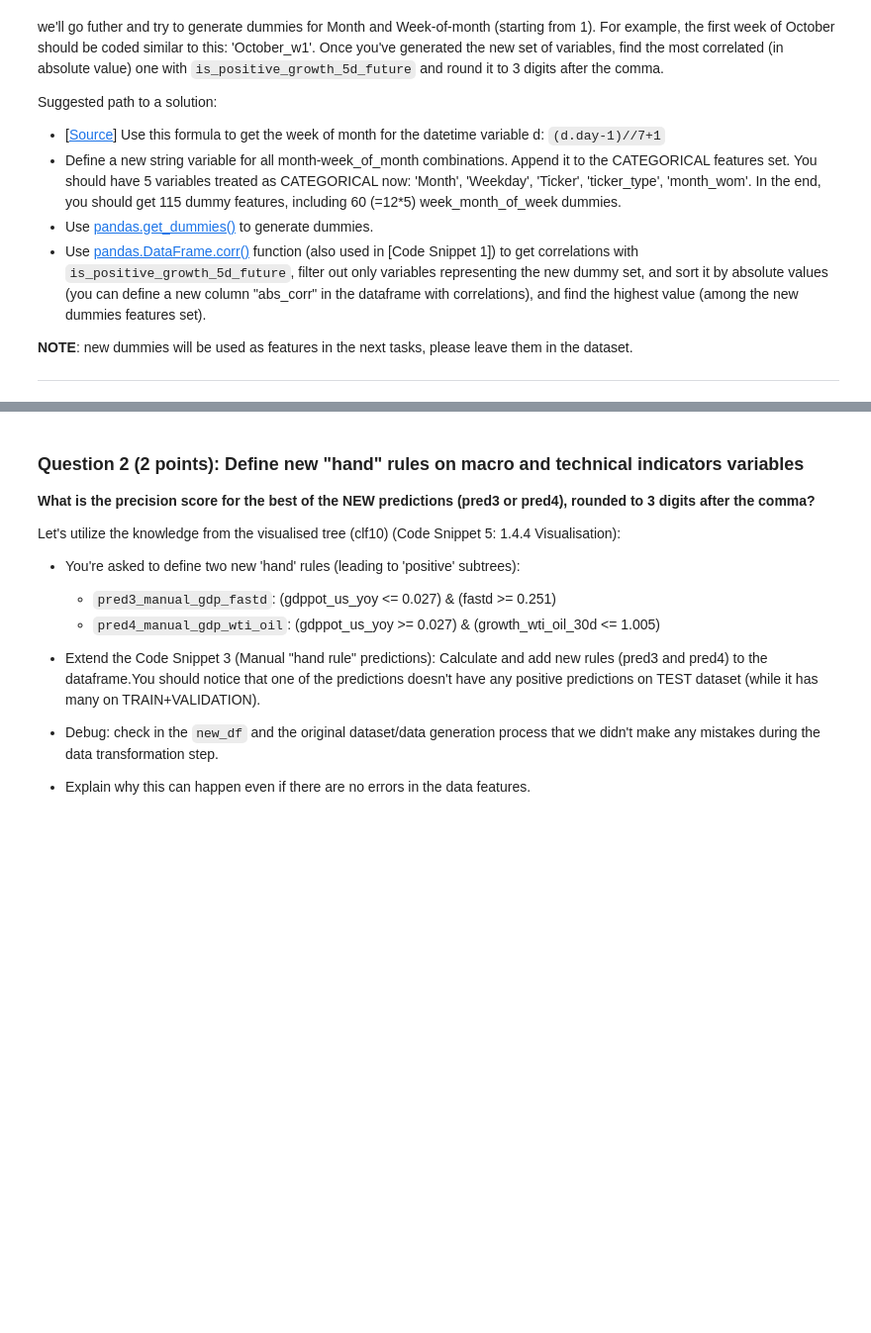
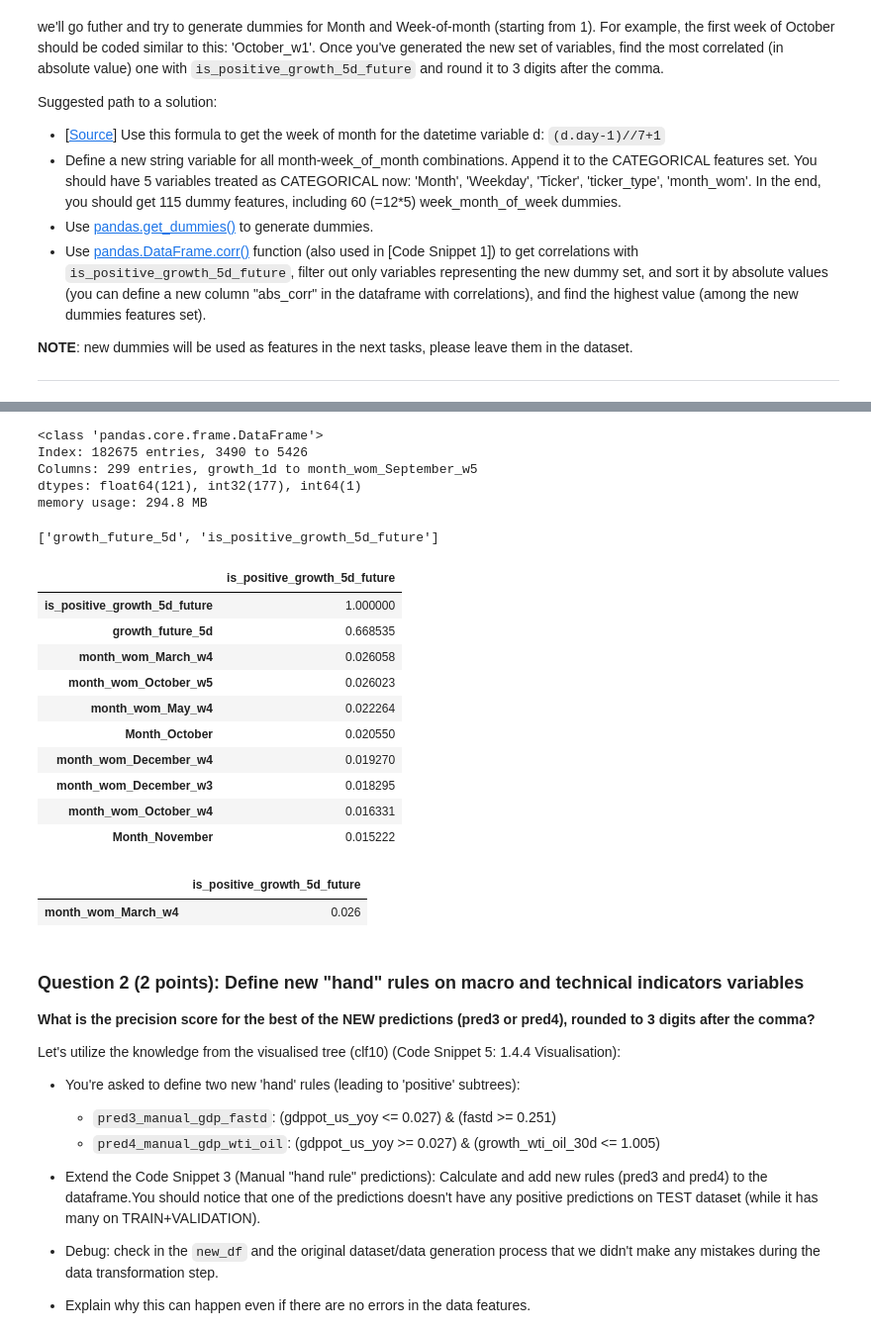
Before and after one commit to mary435/stock-markets-analytics, a Jupyter notebook: 03/hw_03.ipynb, the cells around one changed output, grey strips where cells are left out. Shown at 99% size. Saved outputs shown, nothing was run; the diff lists cells and outputs as text; code cells hidden in the pictures; blank space fills up the shorter version.

```diff
--- a/03/hw_03.ipynb
+++ b/03/hw_03.ipynb
@@ -225,0 +261,3 @@ Suggested path to a solution:
+# %%
+# get dummies names in a list
+DUMMIES = dummy_variables.keys().to_list()
@@ -226,3 +284,52 @@ Suggested path to a solution:
+# %%
+# Concatenate the dummy variables with the original DataFrame
+df_with_dummies = pd.concat([df, dummy_variables], axis=1)
+# %%
+df_with_dummies[NUMERICAL+DUMMIES].info()
+# %% [output]
+<class 'pandas.core.frame.DataFrame'>
+Index: 182675 entries, 3490 to 5426
+Columns: 299 entries, growth_1d to month_wom_September_w5
+dtypes: float64(121), int32(177), int64(1)
+memory usage: 294.8 MB
+# %%
+TO_PREDICT
+# %% [output]
+['growth_future_5d', 'is_positive_growth_5d_future']
+# %%
+# Use pandas.DataFrame.corr() function to get correlations with is_positive_growth_5d_future,
+# filter out only variables representing the new dummy set
+
+corr_is_positive_growth_5d_future = df_with_dummies[DUMMIES+TO_PREDICT].corr()['is_positive_growth_5d_future']
+# %%
+# create a dataframe for an easy way to sort
+corr_is_positive_growth_5d_future_df = pd.DataFrame(corr_is_positive_growth_5d_future)
+# %%
+# Sort it by absolute values (you can define a new column "abs_corr" in the dataframe with correlations)
+# Find the highest value (among the new dummies features set).
+
+corr_is_positive_growth_5d_future_df = corr_is_positive_growth_5d_future_df.sort_values(by='is_positive_growth_5d_future', ascending=False)
+corr_is_positive_growth_5d_future_df.head(10)
+# %% [output]
+|  | is_positive_growth_5d_future |
+| is_positive_growth_5d_future | 1.000000 |
+| growth_future_5d | 0.668535 |
+| month_wom_March_w4 | 0.026058 |
+| month_wom_October_w5 | 0.026023 |
+| month_wom_May_w4 | 0.022264 |
+| Month_October | 0.020550 |
+| month_wom_December_w4 | 0.019270 |
+| month_wom_December_w3 | 0.018295 |
+| month_wom_October_w4 | 0.016331 |
+| Month_November | 0.015222 |
+# %%
+# Find the most correlated (in absolute value) one with is_positive_growth_5d_future
+# Round it to 3 digits after the comma
+
+corr_is_positive_growth_5d_future_df[~corr_is_positive_growth_5d_future_df.index.isin(TO_PREDICT)].head(1).round(3)
+# %% [output]
+|  | is_positive_growth_5d_future |
+| month_wom_March_w4 | 0.026 |
 # %% [markdown]
 ### Question 2 (2 points): Define new "hand" rules on macro and technical indicators variables
 
```
Also changed, not shown: parts of 10 cells of this notebook.
